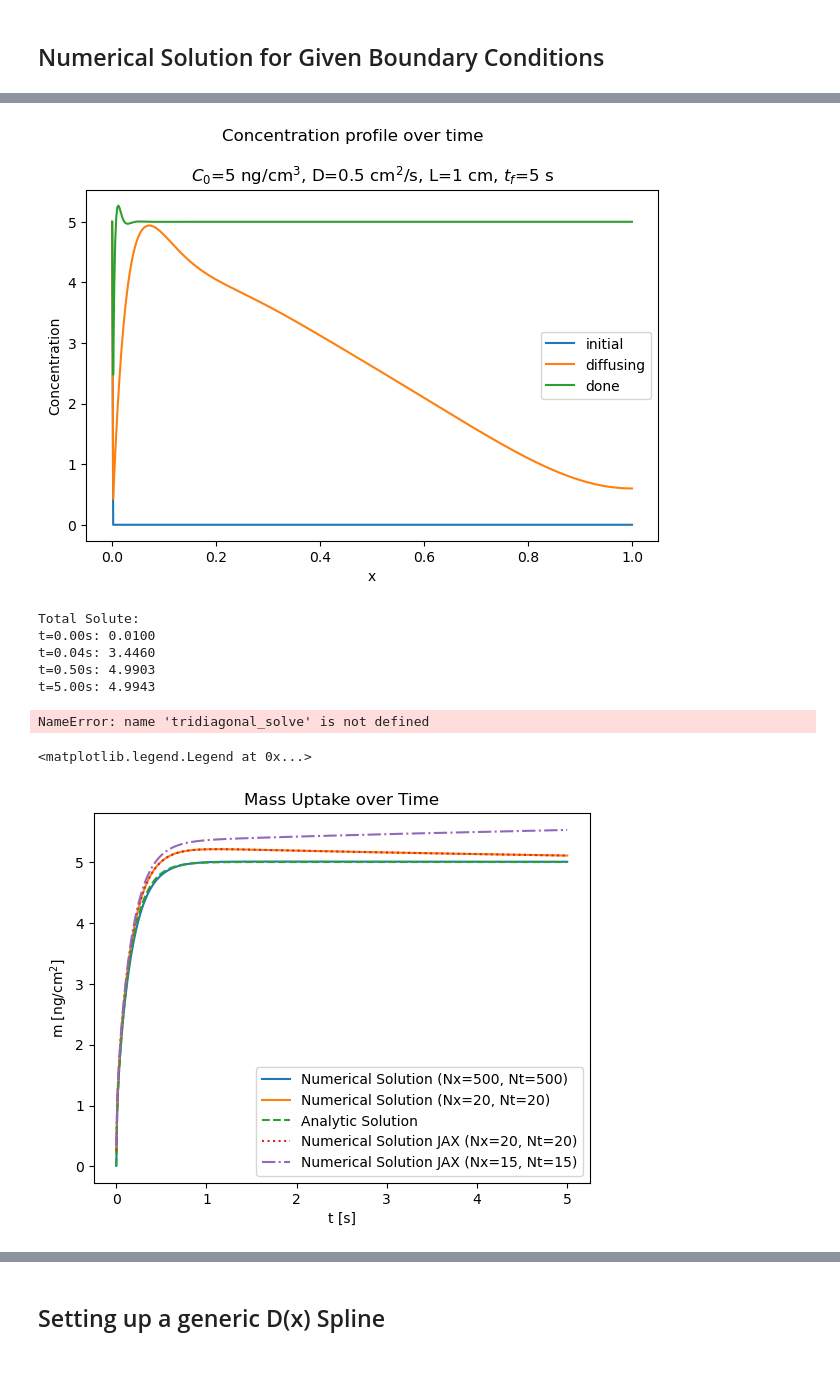
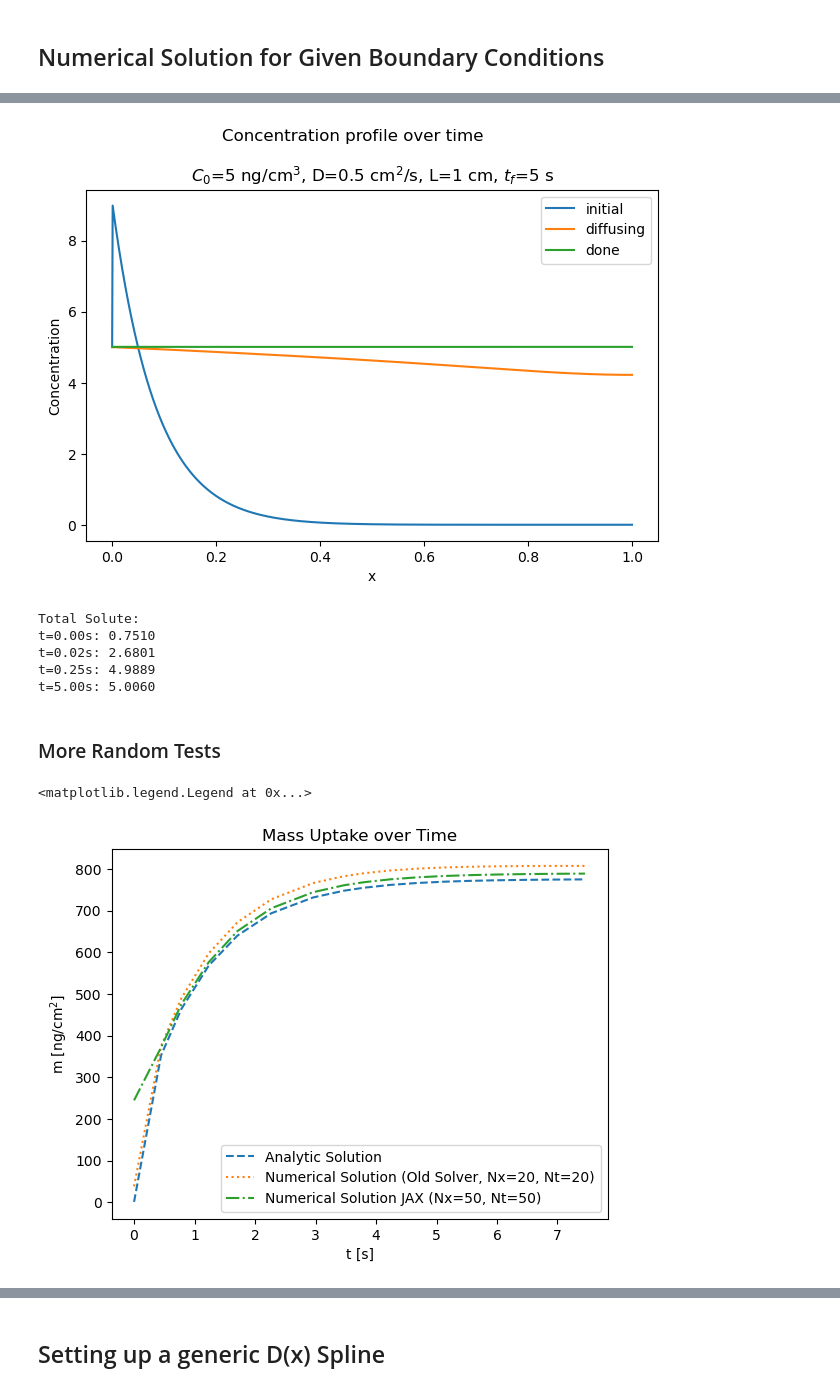
Before and after one commit to william-dove/Diffusion-Modeling, a Jupyter notebook: DopantUptake.ipynb, the cells around one changed output, grey strips where cells are left out. Saved outputs shown, nothing was run; the diff lists cells and outputs as text; code cells hidden in the pictures.

```diff
--- a/DopantUptake.ipynb
+++ b/DopantUptake.ipynb
@@ -1051,7 +767,7 @@ tf = 5
 
 
 
-C = num_grid(C0, D, k, L, tf)
+C = num_grid(C0, D, k, L, tf, Nt=1000, Nx=1000, theta=0.55)
 # %%
 C
 # %% [output]
@@ -1078,7 +794,7 @@ dx = L/C.shape[1]
 dt = tf/C.shape[0]
 
 plt.plot(x, C[0], label='initial')
-plt.plot(x, C[10], label = 'diffusing')
+plt.plot(x, C[100], label = 'diffusing')
 plt.plot(x, C[-1], label='done')
 plt.xlabel('x')
 plt.ylabel('Concentration')
@@ -1094,41 +810,49 @@ print(f't={20*dt:.2f}s: {np.sum(C[20]*dx):.4f}')
 print(f't={250*dt:.2f}s: {np.sum(C[250]*dx):.4f}')
 print(f't=5.00s: {np.sum(C[-1]*dx):.4f}')
 # %% [output]
-[figure, old version]
+[figure, new version]
 Total Solute:
-t=0.00s: 0.0100
-t=0.04s: 3.4460
-t=0.50s: 4.9903
-t=5.00s: 4.9943
+t=0.00s: 0.7510
+t=0.02s: 2.6801
+t=0.25s: 4.9889
+t=5.00s: 5.0060
+# %% [markdown]
+### More Random Tests
 # %%
-C0 = 5
-D = lambda x: jnp.cos(np.pi*x/2) + 1.5
+# Sample 53
+df = cropped_sample_dfs_first['Sample 53']
+df = df[df['Time shifted [s]'] >= 0]
+
+times = jnp.array(df['Time shifted [s]'].values) # [s]
+m_exp = jnp.array(df['C1_m [ng/cm^2]'].values)   # [ng/cm^2]
+
+L = float(thicknesses.loc[53, 'Thickness [A]']) # [A]
+L *= 1e-8 # [cm]
+
+# Divide final uptake (assuming steady state reached) by the length to get assumed boundary concentration
+C0 = m_exp[-1]/L # [ng/cm^3]
+
+# No reaction term
 k = 0
-L = 1
-times = np.linspace(0, 5, 500)
 
-num_uptake_data_500 = num_uptake(C0, D, k, L, times)
-num_uptake_data_20 = num_uptake(C0, D, k, L, times, Nx=20, Nt=20)
+# Small N, slight innaccuracy
+Nx = 20
+Nt = 20
 
-# Continued...
+f = lambda x: jnp.ones_like(x)*2e-12
-# %% [output]
-NameError: name 'tridiagonal_solve' is not defined
 # %%
-num_uptake_data_15 = alt_num_uptake(C0, D, k, L, times, Nx=15, Nt=15)
+num_uptake_data_15 = num_uptake(C0, f, k, L, times, Nx=50, Nt=50, theta=0.55)
 # %%
-num_uptake_data_alt = alt_num_uptake(C0, D, k, L, times, Nx=20, Nt=20)
-an_uptake_data = an_uptake(C0, D(0), L, times)
+num_uptake_data_alt = accurate_num_uptake(C0, f, k, L, times, Nx=20, Nt=20)
+an_uptake_data = an_uptake(C0, f(0), L, times)
 # %%
-
-plt.plot(times, num_uptake_data_500, label='Numerical Solution (Nx=500, Nt=500)')
-plt.plot(times, num_uptake_data_20, label='Numerical Solution (Nx=20, Nt=20)')
 plt.plot(times, an_uptake_data, label='Analytic Solution', linestyle='--')
-plt.plot(times, num_uptake_data_alt, label='Numerical Solution JAX (Nx=20, Nt=20)', linestyle=':')
-plt.plot(times, num_uptake_data_15, label='Numerical Solution JAX (Nx=15, Nt=15)', linestyle='-.')
+plt.plot(times, num_uptake_data_alt, label='Numerical Solution (Old Solver, Nx=20, Nt=20)', linestyle=':')
+plt.plot(times, num_uptake_data_15, label='Numerical Solution JAX (Nx=50, Nt=50)', linestyle='-.')
 plt.xlabel('t [s]')
 plt.ylabel('m [ng/cm$^2$]')
 plt.title('Mass Uptake over Time')
 plt.legend()
 # %% [output]
 <matplotlib.legend.Legend at 0x...>
-[figure, old version]
+[figure, new version]
```
Also changed, not shown: parts of 47 cells of this notebook, 7 other files.
